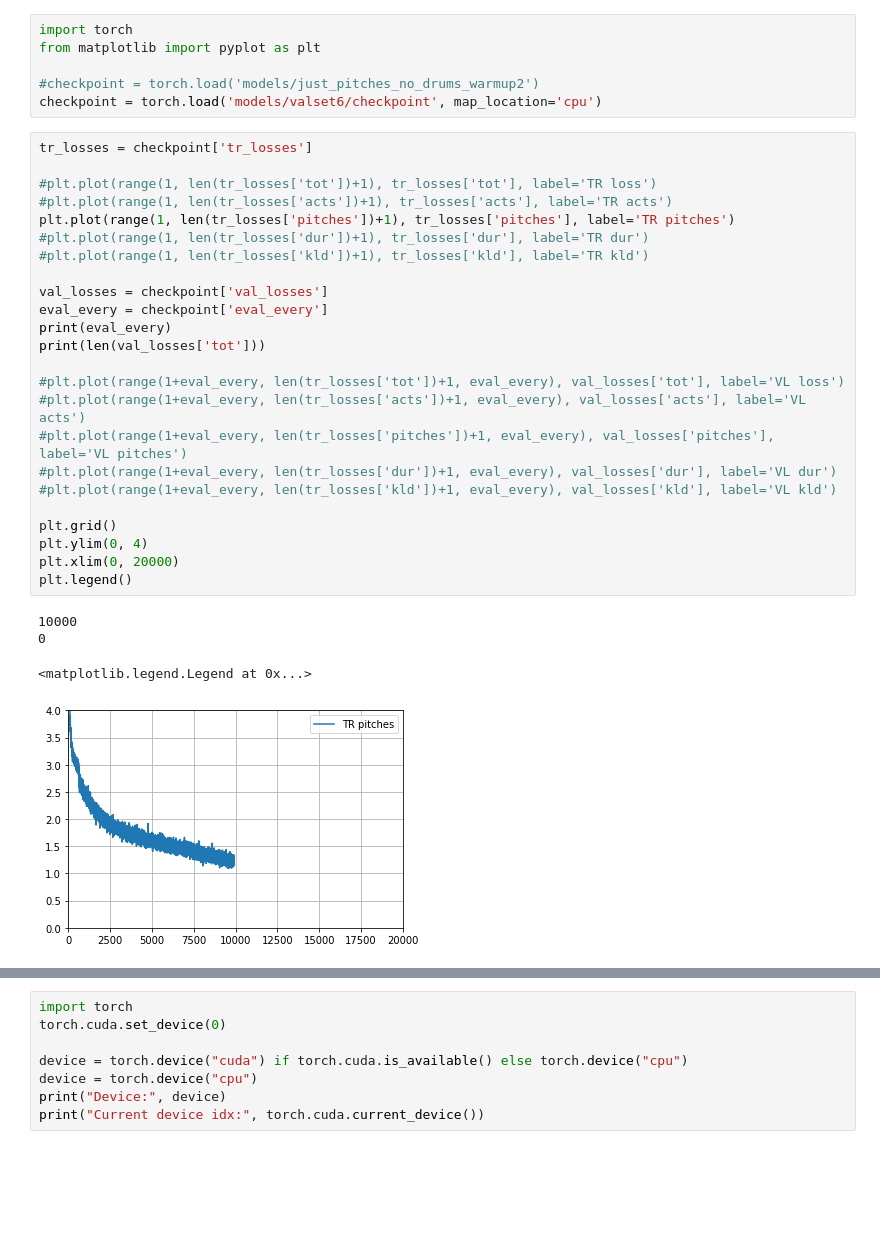
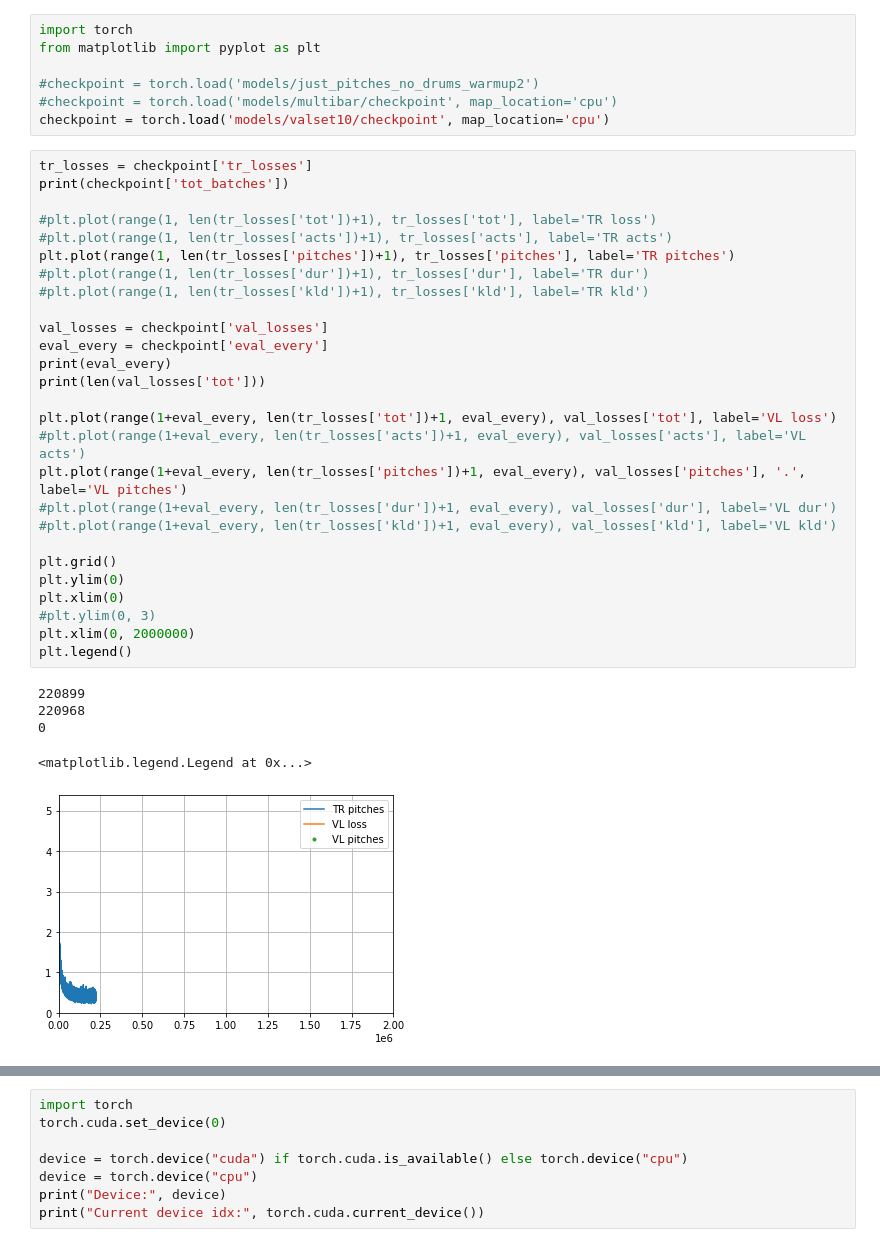
Before and after one commit to EmanueleCosenza/polyphemus, a Jupyter notebook: plot.ipynb, the cells around one changed output, grey strips where cells are left out. Cells and saved outputs as stored; diff of their text form; blank space fills up the shorter version.

Commit message:
Complete multi bar model

```diff
--- a/plot.ipynb
+++ b/plot.ipynb
@@ -3,36 +3,41 @@ import torch
 from matplotlib import pyplot as plt
 
 #checkpoint = torch.load('models/just_pitches_no_drums_warmup2')
-checkpoint = torch.load('models/valset6/checkpoint', map_location='cpu')
+#checkpoint = torch.load('models/multibar/checkpoint', map_location='cpu')
+checkpoint = torch.load('models/valset10/checkpoint', map_location='cpu')
 # %%
 tr_losses = checkpoint['tr_losses']
+print(checkpoint['tot_batches'])
 
 #plt.plot(range(1, len(tr_losses['tot'])+1), tr_losses['tot'], label='TR loss')
 #plt.plot(range(1, len(tr_losses['acts'])+1), tr_losses['acts'], label='TR acts')
 plt.plot(range(1, len(tr_losses['pitches'])+1), tr_losses['pitches'], label='TR pitches')
 #plt.plot(range(1, len(tr_losses['dur'])+1), tr_losses['dur'], label='TR dur')
 #plt.plot(range(1, len(tr_losses['kld'])+1), tr_losses['kld'], label='TR kld')
 
 val_losses = checkpoint['val_losses']
 eval_every = checkpoint['eval_every']
 print(eval_every)
 print(len(val_losses['tot']))
 
-#plt.plot(range(1+eval_every, len(tr_losses['tot'])+1, eval_every), val_losses['tot'], label='VL loss')
+plt.plot(range(1+eval_every, len(tr_losses['tot'])+1, eval_every), val_losses['tot'], label='VL loss')
 #plt.plot(range(1+eval_every, len(tr_losses['acts'])+1, eval_every), val_losses['acts'], label='VL acts')
-#plt.plot(range(1+eval_every, len(tr_losses['pitches'])+1, eval_every), val_losses['pitches'], label='VL pitches')
+plt.plot(range(1+eval_every, len(tr_losses['pitches'])+1, eval_every), val_losses['pitches'], '.', label='VL pitches')
 #plt.plot(range(1+eval_every, len(tr_losses['dur'])+1, eval_every), val_losses['dur'], label='VL dur')
 #plt.plot(range(1+eval_every, len(tr_losses['kld'])+1, eval_every), val_losses['kld'], label='VL kld')
 
 plt.grid()
-plt.ylim(0, 4)
-plt.xlim(0, 20000)
+plt.ylim(0)
+plt.xlim(0)
+#plt.ylim(0, 3)
+plt.xlim(0, 2000000)
 plt.legend()
 # %% [output]
-10000
+220899
+220968
 0
 <matplotlib.legend.Legend at 0x...>
-[figure, old version]
+[figure, new version]
 # %%
 tr_accs = checkpoint['tr_accuracies']
 #plt.plot(range(1, len(tr_accs['acts_acc'])+1), tr_accs['acts_acc'], label='Activations acc. (TR)')
```
Also changed, not shown: parts of 5 cells of this notebook, 7 other files.
